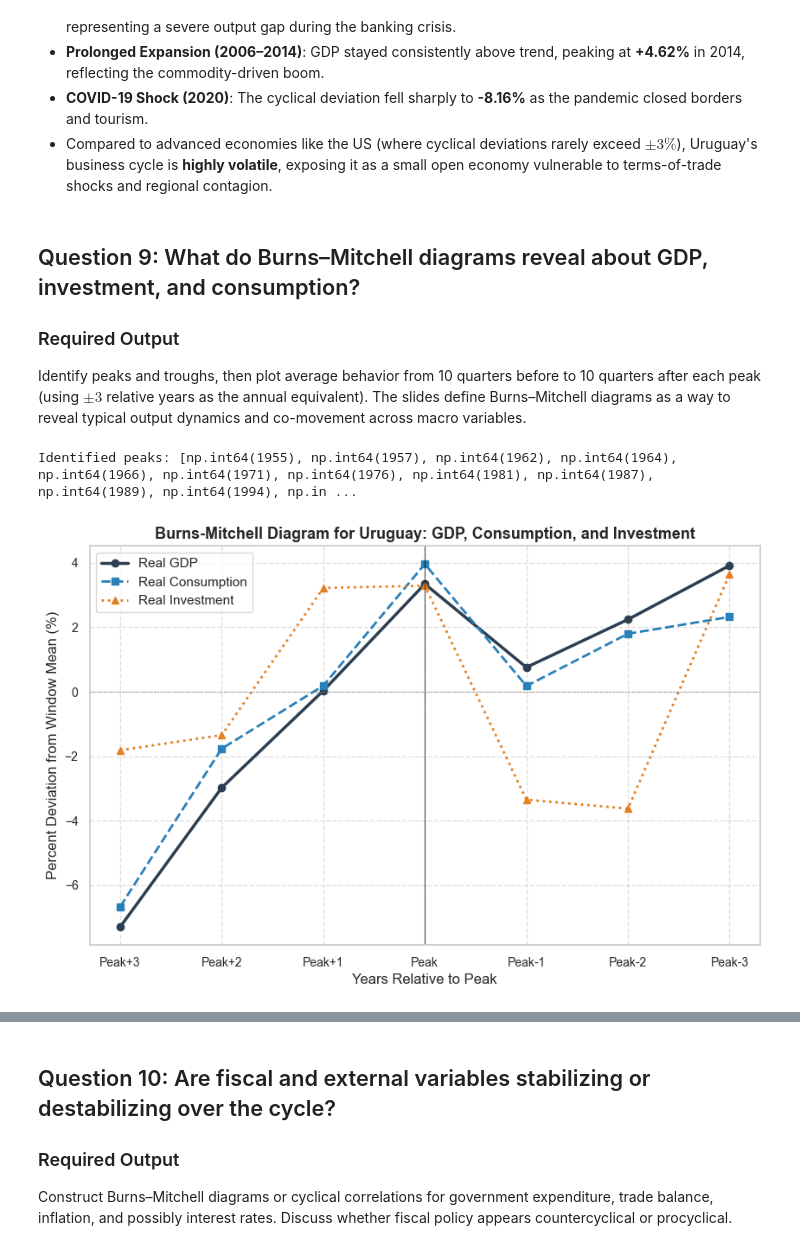
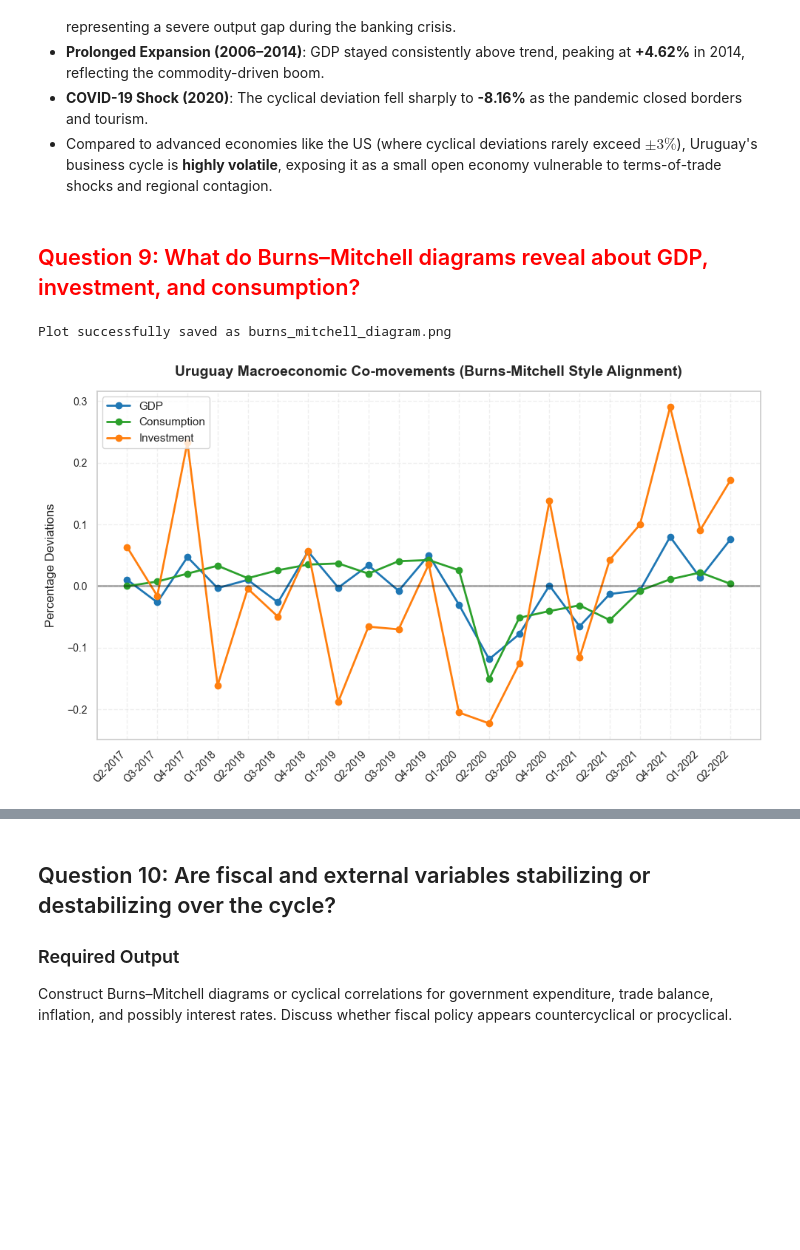
Before and after one commit to HiketheMike/Countries-Miniproject, a Jupyter notebook: Analysis.ipynb, the cells around one changed output, grey strips where cells are left out. Cells and saved outputs as stored; diff of their text form; code cells hidden in the pictures; blank space fills up the shorter version.

```diff
--- a/Analysis.ipynb
+++ b/Analysis.ipynb
@@ -620,46 +615,41 @@ Uruguay's business cycle deviations reveal extreme volatility:
 - **COVID-19 Shock (2020)**: The cyclical deviation fell sharply to **-8.16%** as the pandemic closed borders and tourism.
 - Compared to advanced economies like the US (where cyclical deviations rarely exceed $\pm 3\%$), Uruguay's business cycle is **highly volatile**, exposing it as a small open economy vulnerable to terms-of-trade shocks and regional contagion.
 # %% [markdown]
-## Question 9: What do Burns–Mitchell diagrams reveal about GDP, investment, and consumption?
-
-### Required Output
-Identify peaks and troughs, then plot average behavior from 10 quarters before to 10 quarters after each peak (using $\pm 3$ relative years as the annual equivalent). The slides define Burns–Mitchell diagrams as a way to reveal typical output dynamics and co-movement across macro variables.
+## <span style = 'color:red'> Question 9: What do Burns–Mitchell diagrams reveal about GDP, investment, and consumption?
 # %%
-df9 = clean_data('Q9.csv')
-k = 3 # relative years (3 years before to 3 years after)
+import pandas as pd
+import matplotlib.pyplot as plt
 
-# Find local peaks dynamically
-peaks = []
-for i in range(1, len(df9) - 1):
-    if df9.loc[i, 'Real GDP'] > df9.loc[i-1, 'Real GDP'] and df9.loc[i, 'Real GDP'] > df9.loc[i+1, 'Real GDP']:
-        if i - k >= 0 and i + k < len(df9):
-            peaks.append(df9.loc[i, 'Year'])
+# Load the data
+df = pd.read_csv('Q9.csv')
 
-print("Identified peaks:", peaks)
+# Convert 'Year' column to datetime and format as QX-YYYY
+df['Year'] = pd.to_datetime(df['Year'], format='%m/%d/%Y')
+df['Year'] = 'Q' + df['Year'].dt.quarter.astype(str) + '-' + df['Year'].dt.year.astype(str)
 
-# Calculate Burns-Mitchell deviations
-bm_gdp = calculate_bm(df9, 'Real GDP', peaks, k=k)
-bm_cons = calculate_bm(df9, 'Real Consumption', peaks, k=k)
-bm_inv = calculate_bm(df9, 'Real Investment', peaks, k=k)
+# Create a clean line plot
+fig, ax = plt.subplots(figsize=(10, 6))
 
-# Plot Burns-Mitchell diagram
-plt.figure(figsize=(10, 6))
-relative_years = np.arange(-k, k + 1)
+ax.plot(df['Year'], df['GDP'], label='GDP', color='#1f77b4', linewidth=2, marker='o')
+ax.plot(df['Year'], df['Consumption'], label='Consumption', color='#2ca02c', linewidth=2, marker='o')
+ax.plot(df['Year'], df['Investment'], label='Investment', color='#ff7f0e', linewidth=2, marker='o')
 
-plt.plot(relative_years, bm_gdp, label='Real GDP', color='#2c3e50', linewidth=2.5, marker='o')
-plt.plot(relative_years, bm_cons, label='Real Consumption', color='#2980b9', linewidth=2, marker='s', linestyle='--')
-plt.plot(relative_years, bm_inv, label='Real Investment', color='#e67e22', linewidth=2, marker='^', linestyle=':')
+ax.set_title('Uruguay Macroeconomic Co-movements (Burns-Mitchell Style Alignment)', fontsize=14, fontweight='bold', pad=15)
+ax.set_xlabel('', fontsize=12, labelpad=10)
+ax.set_ylabel('Percentage Deviations', fontsize=12, labelpad=10)
 
-plt.axvline(0, color='black', linestyle='-', linewidth=0.8, alpha=0.7)
-plt.axhline(0, color='gray', linestyle='--', linewidth=0.5)
-plt.xticks(relative_years, [f'Peak-{y}' if y > 0 else 'Peak' if y == 0 else f'Peak+{abs(y)}' for y in range(-k, k+1)])
-plt.xlabel('Years Relative to Peak')
-plt.ylabel('Percent Deviation from Window Mean (%)')
-plt.title('Burns-Mitchell Diagram for Uruguay: GDP, Consumption, and Investment', fontsize=13, fontweight='bold')
-plt.legend(frameon=True, facecolor='white')
-plt.grid(True, linestyle='--', alpha=0.6)
-plt.show()
+# Rotate x-axis labels for readability
+plt.xticks(rotation=45, ha='right')
+
+# Add grid lines and a horizontal reference line at 0
+ax.grid(True, linestyle='--', alpha=0.3)
+ax.legend(fontsize=11, loc='upper left')
+ax.axhline(0, color='black', linestyle='-', alpha=0.3)
+
+plt.tight_layout()
+plt.savefig('burns_mitchell_diagram.png', dpi=300)
+print("Plot successfully saved as burns_mitchell_diagram.png")
 # %% [output]
-Identified peaks: [np.int64(1955), np.int64(1957), np.int64(1962), np.int64(1964), np.int64(1966), np.int64(1971), np.int64(1976), np.int64(1981), np.int64(1987), np.int64(1989), np.int64(1994), np.in ...
+Plot successfully saved as burns_mitchell_diagram.png
-[figure, old version]
+[figure, new version]
 # %% [markdown]
```
Also changed, not shown: parts of 6 cells of this notebook, 12 other files.
